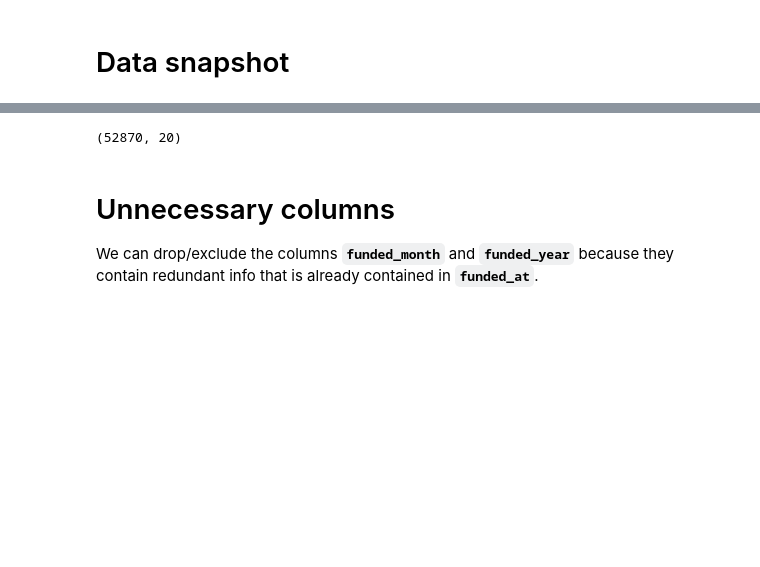
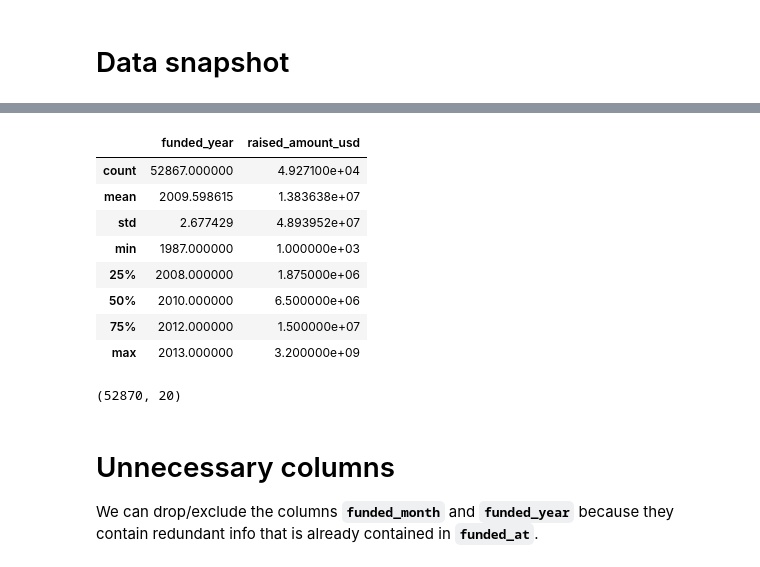
Before and after one commit to jdavidp/dataquest-projects, a Jupyter notebook: project3/crunchbase.ipynb, the cells around one changed output, grey strips where cells are left out. Drawn from its saved outputs; the diff is of its cells as text; code cells hidden in the pictures; blank space fills up the shorter version.

```diff
--- a/project3/crunchbase.ipynb
+++ b/project3/crunchbase.ipynb
@@ -12,6 +12,18 @@ df.head(5)
 | 2 | /company/utap | uTaP | messaging | USA | NaN | ... |
 | 3 | /company/zoopshop | ZoopShop | software | USA | OH | ... |
 | 4 | /company/efuneral | eFuneral | web | USA | OH | ... |
+# %%
+df.describe()
+# %% [output]
+|  | funded_year | raised_amount_usd |
+| count | 52867.000000 | 4.927100e+04 |
+| mean | 2009.598615 | 1.383638e+07 |
+| std | 2.677429 | 4.893952e+07 |
+| min | 1987.000000 | 1.000000e+03 |
+| 25% | 2008.000000 | 1.875000e+06 |
+| 50% | 2010.000000 | 6.500000e+06 |
+| 75% | 2012.000000 | 1.500000e+07 |
+| max | 2013.000000 | 3.200000e+09 |
 # %%
 df.shape
 # %% [output]
```
Also changed, not shown: parts of 10 cells of this notebook, 1 other file.
